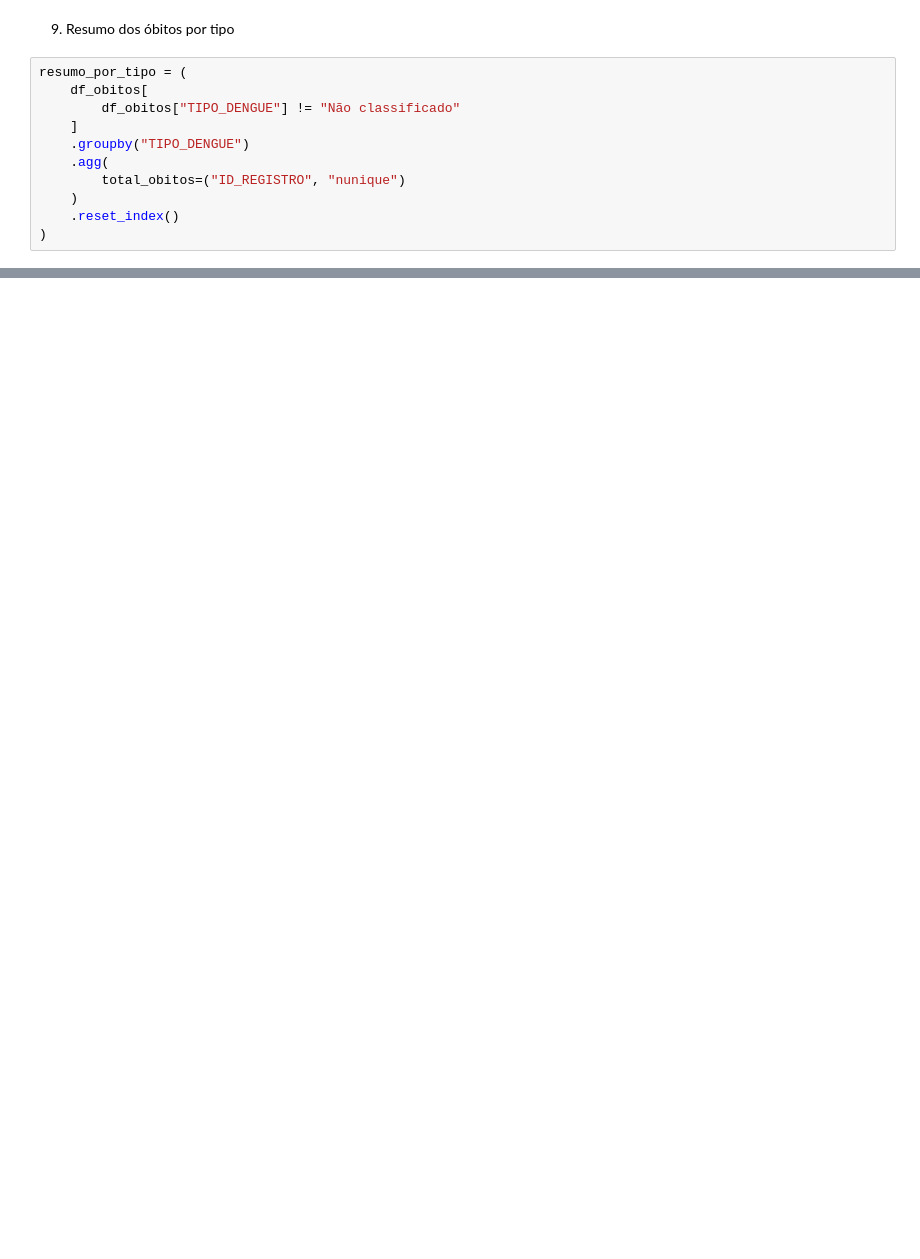
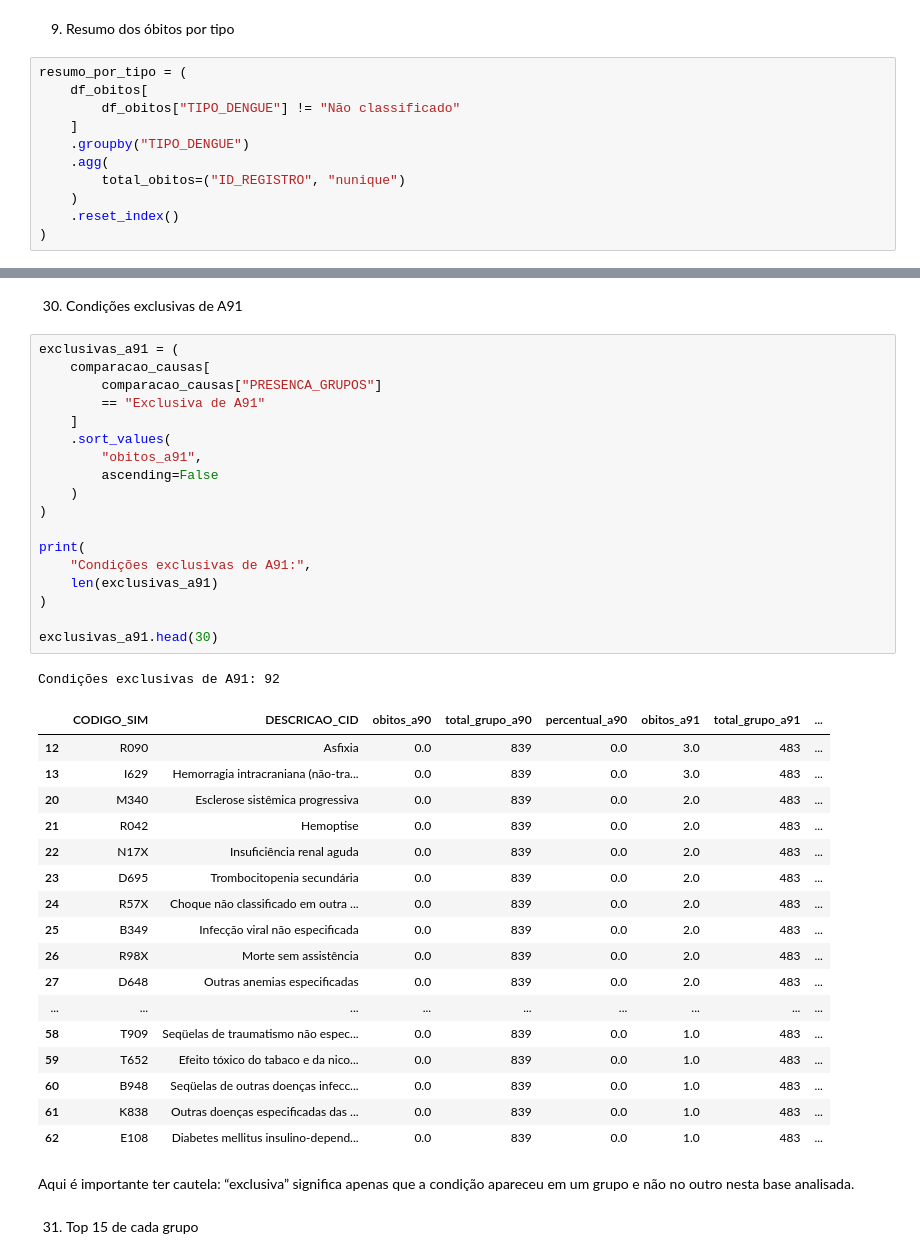
Before and after one commit to renatobdo/doutorado, a Jupyter notebook: 04_comparacao_a90_a91_sim_2023.ipynb, the cells around one changed output, grey strips where cells are left out. Cells and saved outputs as stored; diff of their text form; blank space fills up the shorter version.

```diff
--- a/04_comparacao_a90_a91_sim_2023.ipynb
+++ b/04_comparacao_a90_a91_sim_2023.ipynb
@@ -241,0 +1136,43 @@ resumo_por_tipo
+# %% [markdown]
+30. Condições exclusivas de A91
+# %%
+exclusivas_a91 = (
+    comparacao_causas[
+        comparacao_causas["PRESENCA_GRUPOS"]
+        == "Exclusiva de A91"
+    ]
+    .sort_values(
+        "obitos_a91",
+        ascending=False
+    )
+)
+
+print(
+    "Condições exclusivas de A91:",
+    len(exclusivas_a91)
+)
+
+exclusivas_a91.head(30)
+# %% [output]
+Condições exclusivas de A91: 92
+|  | CODIGO_SIM | DESCRICAO_CID | obitos_a90 | total_grupo_a90 | percentual_a90 | obitos_a91 | total_grupo_a91 | ... |
+| 12 | R090 | Asfixia | 0.0 | 839 | 0.0 | 3.0 | 483 | ... |
+| 13 | I629 | Hemorragia intracraniana (não-tra... | 0.0 | 839 | 0.0 | 3.0 | 483 | ... |
+| 20 | M340 | Esclerose sistêmica progressiva | 0.0 | 839 | 0.0 | 2.0 | 483 | ... |
+| 21 | R042 | Hemoptise | 0.0 | 839 | 0.0 | 2.0 | 483 | ... |
+| 22 | N17X | Insuficiência renal aguda | 0.0 | 839 | 0.0 | 2.0 | 483 | ... |
+| 23 | D695 | Trombocitopenia secundária | 0.0 | 839 | 0.0 | 2.0 | 483 | ... |
+| 24 | R57X | Choque não classificado em outra ... | 0.0 | 839 | 0.0 | 2.0 | 483 | ... |
+| 25 | B349 | Infecção viral não especificada | 0.0 | 839 | 0.0 | 2.0 | 483 | ... |
+| 26 | R98X | Morte sem assistência | 0.0 | 839 | 0.0 | 2.0 | 483 | ... |
+| 27 | D648 | Outras anemias especificadas | 0.0 | 839 | 0.0 | 2.0 | 483 | ... |
+| ... | ... | ... | ... | ... | ... | ... | ... | ... |
+| 58 | T909 | Seqüelas de traumatismo não espec... | 0.0 | 839 | 0.0 | 1.0 | 483 | ... |
+| 59 | T652 | Efeito tóxico do tabaco e da nico... | 0.0 | 839 | 0.0 | 1.0 | 483 | ... |
+| 60 | B948 | Seqüelas de outras doenças infecc... | 0.0 | 839 | 0.0 | 1.0 | 483 | ... |
+| 61 | K838 | Outras doenças especificadas das ... | 0.0 | 839 | 0.0 | 1.0 | 483 | ... |
+| 62 | E108 | Diabetes mellitus insulino-depend... | 0.0 | 839 | 0.0 | 1.0 | 483 | ... |
+# %% [markdown]
+Aqui é importante ter cautela: “exclusiva” significa apenas que a condição apareceu em um grupo e não no outro nesta base analisada.
+# %% [markdown]
+31. Top 15 de cada grupo
```
Also changed, not shown: parts of 102 cells of this notebook.
